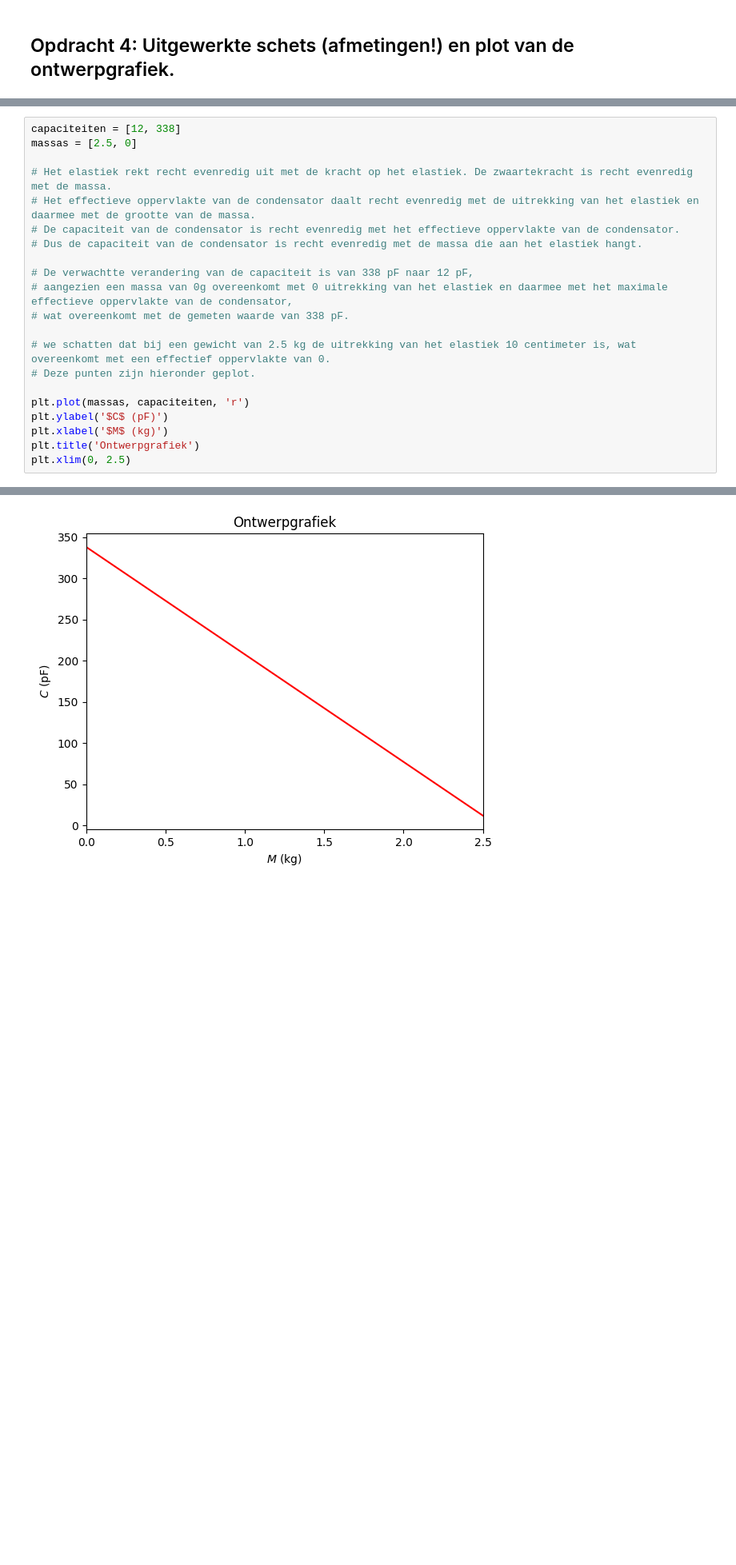
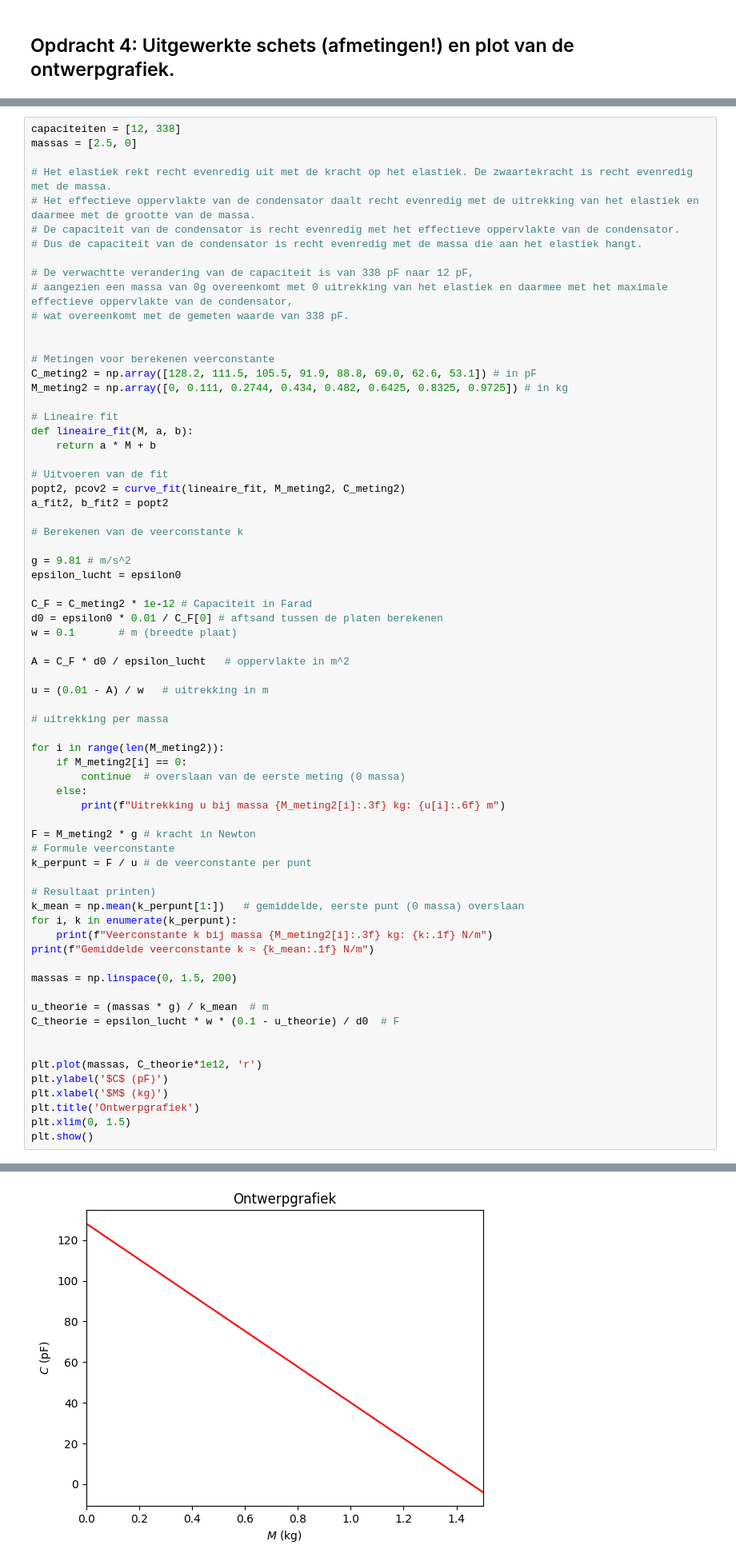
Before and after one commit to DavantePES/Def-D, a Jupyter notebook: FysiekeOntwerpopdrachten/2OntwerpEenSensorCondensator/DEFOntwerpopdracht2OntwerpEenSensorInvulTemplate.ipynb, the cells around one changed output, grey strips where cells are left out. Shown at 80% size. Drawn from its saved outputs; the diff is of its cells as text; blank space fills up the shorter version.

```diff
--- a/FysiekeOntwerpopdrachten/2OntwerpEenSensorCondensator/DEFOntwerpopdracht2OntwerpEenSensorInvulTemplate.ipynb
+++ b/FysiekeOntwerpopdrachten/2OntwerpEenSensorCondensator/DEFOntwerpopdracht2OntwerpEenSensorInvulTemplate.ipynb
@@ -110,12 +110,60 @@ massas = [2.5, 0]
 # aangezien een massa van 0g overeenkomt met 0 uitrekking van het elastiek en daarmee met het maximale effectieve oppervlakte van de condensator,
 # wat overeenkomt met de gemeten waarde van 338 pF.
 
-# we schatten dat bij een gewicht van 2.5 kg de uitrekking van het elastiek 10 centimeter is, wat overeenkomt met een effectief oppervlakte van 0.
-# Deze punten zijn hieronder geplot.
 
-plt.plot(massas, capaciteiten, 'r')
+# Metingen voor berekenen veerconstante
+C_meting2 = np.array([128.2, 111.5, 105.5, 91.9, 88.8, 69.0, 62.6, 53.1]) # in pF
+M_meting2 = np.array([0, 0.111, 0.2744, 0.434, 0.482, 0.6425, 0.8325, 0.9725]) # in kg
+
+# Lineaire fit
+def lineaire_fit(M, a, b):
+    return a * M + b
+
+# Uitvoeren van de fit
+popt2, pcov2 = curve_fit(lineaire_fit, M_meting2, C_meting2)
+a_fit2, b_fit2 = popt2
+
+# Berekenen van de veerconstante k
+
+g = 9.81 # m/s^2
+epsilon_lucht = epsilon0
+
+C_F = C_meting2 * 1e-12 # Capaciteit in Farad
+d0 = epsilon0 * 0.01 / C_F[0] # aftsand tussen de platen berekenen
+w = 0.1       # m (breedte plaat)
+
+A = C_F * d0 / epsilon_lucht   # oppervlakte in m^2
+
+u = (0.01 - A) / w   # uitrekking in m
+
+# uitrekking per massa
+
+for i in range(len(M_meting2)):
+    if M_meting2[i] == 0:
+        continue  # overslaan van de eerste meting (0 massa)
+    else:
+        print(f"Uitrekking u bij massa {M_meting2[i]:.3f} kg: {u[i]:.6f} m")
+
+F = M_meting2 * g # kracht in Newton
+# Formule veerconstante
+k_perpunt = F / u # de veerconstante per punt
+
+# Resultaat printen)
+k_mean = np.mean(k_perpunt[1:])   # gemiddelde, eerste punt (0 massa) overslaan
+for i, k in enumerate(k_perpunt):
+    print(f"Veerconstante k bij massa {M_meting2[i]:.3f} kg: {k:.1f} N/m")
+print(f"Gemiddelde veerconstante k ≈ {k_mean:.1f} N/m")
+
+massas = np.linspace(0, 1.5, 200)
+
+u_theorie = (massas * g) / k_mean  # m
+C_theorie = epsilon_lucht * w * (0.1 - u_theorie) / d0  # F
+
+
+plt.plot(massas, C_theorie*1e12, 'r')
 plt.ylabel('$C$ (pF)')
 plt.xlabel('$M$ (kg)')
 plt.title('Ontwerpgrafiek')
-plt.xlim(0, 2.5)
+plt.xlim(0, 1.5)
+plt.show()
 # %% [output]
@@ -123,4 +186,4 @@ plt.xlim(0, 2.5)
-[figure, old version]
+[figure, new version]
 # %% [markdown]
 ## Opdracht 5: Invullen tabel LTSpice.
 # %% [markdown]
```
Also changed, not shown: parts of 3 cells of this notebook.
